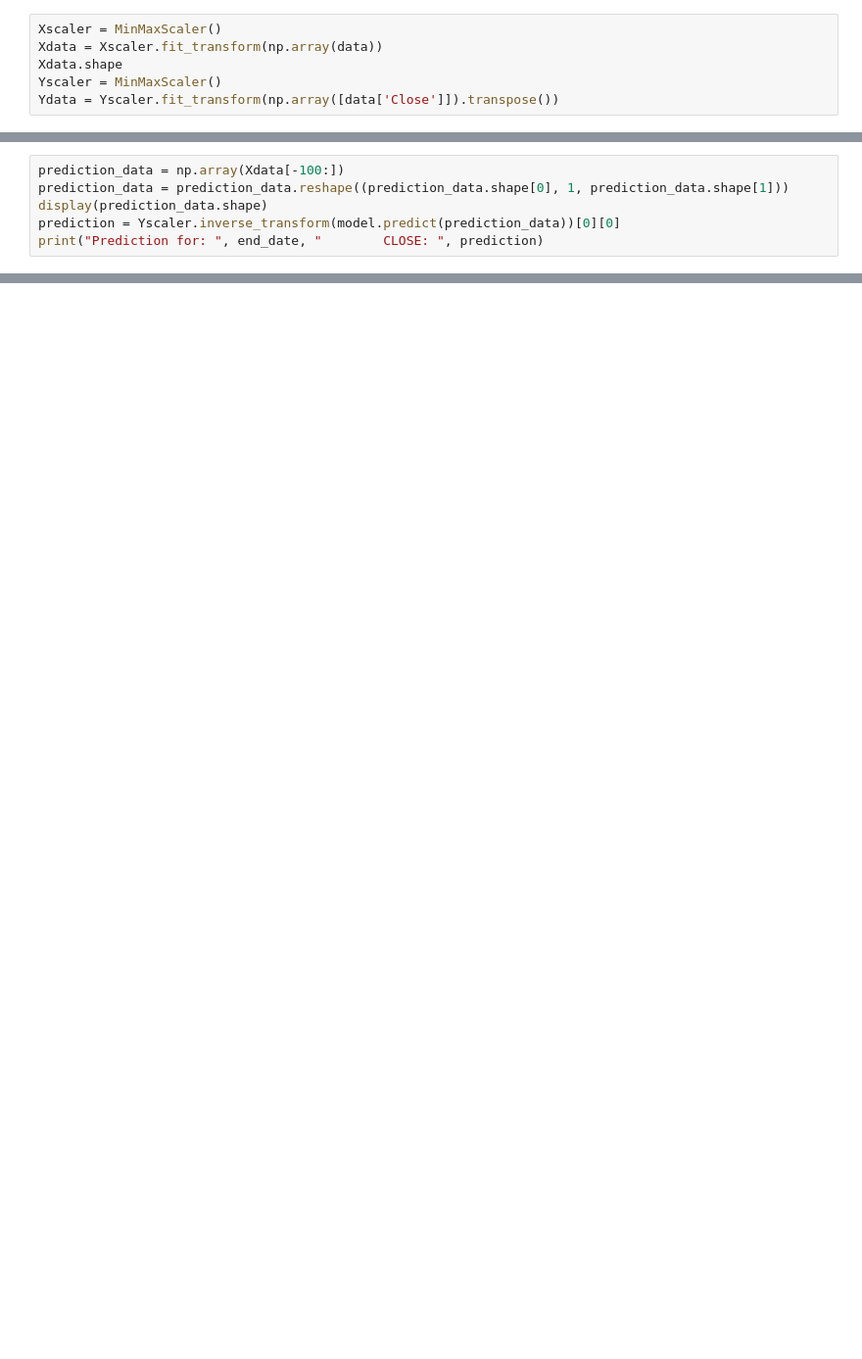
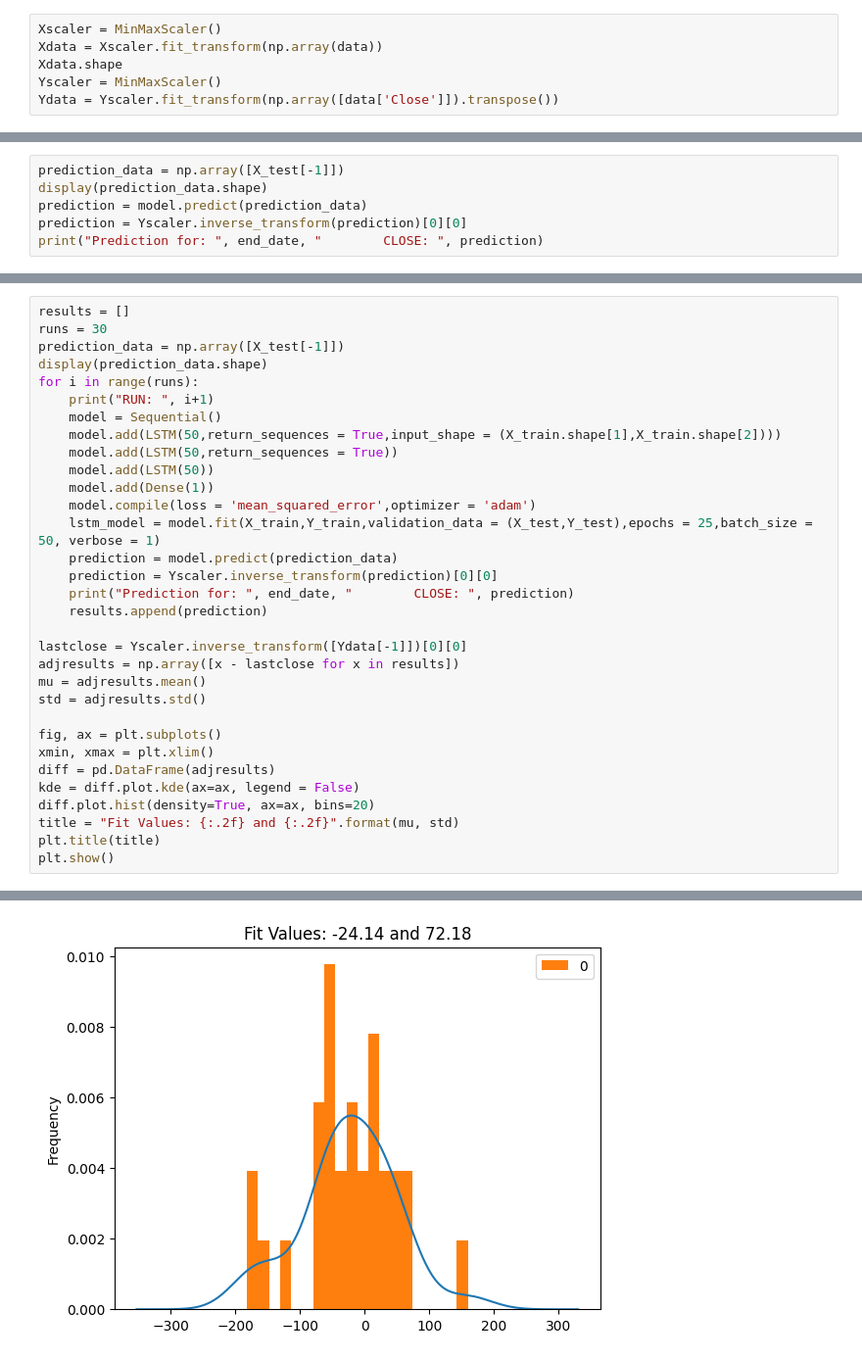
Before and after one commit to DarkDragoon2002/Fintech-Hacka, a Jupyter notebook: MultivariateLSTM.ipynb, the cells around one changed output, grey strips where cells are left out. Shown at 98% size. Saved outputs shown, nothing was run; the diff lists cells and outputs as text; blank space fills up the shorter version.

```diff
--- a/MultivariateLSTM.ipynb
+++ b/MultivariateLSTM.ipynb
@@ -150,6 +183,6 @@ plt.show()
 # %%
-prediction_data = np.array(Xdata[-100:])
-prediction_data = prediction_data.reshape((prediction_data.shape[0], 1, prediction_data.shape[1]))
+prediction_data = np.array([X_test[-1]])
 display(prediction_data.shape)
-prediction = Yscaler.inverse_transform(model.predict(prediction_data))[0][0]
+prediction = model.predict(prediction_data)
+prediction = Yscaler.inverse_transform(prediction)[0][0]
 print("Prediction for: ", end_date, "        CLOSE: ", prediction)
@@ -155,0 +193,33 @@ print("Prediction for: ", end_date, "        CLOSE: ", prediction)
+# %%
+results = []
+runs = 30
+prediction_data = np.array([X_test[-1]])
+display(prediction_data.shape)
+for i in range(runs):
+    print("RUN: ", i+1)
+    model = Sequential()
+    model.add(LSTM(50,return_sequences = True,input_shape = (X_train.shape[1],X_train.shape[2])))
+    model.add(LSTM(50,return_sequences = True))
+    model.add(LSTM(50))
+    model.add(Dense(1))
+    model.compile(loss = 'mean_squared_error',optimizer = 'adam')
+    lstm_model = model.fit(X_train,Y_train,validation_data = (X_test,Y_test),epochs = 25,batch_size = 50, verbose = 1)
+    prediction = model.predict(prediction_data)
+    prediction = Yscaler.inverse_transform(prediction)[0][0]
+    print("Prediction for: ", end_date, "        CLOSE: ", prediction)
+    results.append(prediction)
+
+lastclose = Yscaler.inverse_transform([Ydata[-1]])[0][0]
+adjresults = np.array([x - lastclose for x in results])
+mu = adjresults.mean()
+std = adjresults.std()
+
+fig, ax = plt.subplots()
+xmin, xmax = plt.xlim()
+diff = pd.DataFrame(adjresults)
+kde = diff.plot.kde(ax=ax, legend = False)
+diff.plot.hist(density=True, ax=ax, bins=20)
+title = "Fit Values: {:.2f} and {:.2f}".format(mu, std)
+plt.title(title)
+plt.show()
+# %% [output]
@@ -155,0 +244 @@ print("Prediction for: ", end_date, "        CLOSE: ", prediction)
+[figure, added]
```
Also changed, not shown: parts of 15 cells of this notebook.
